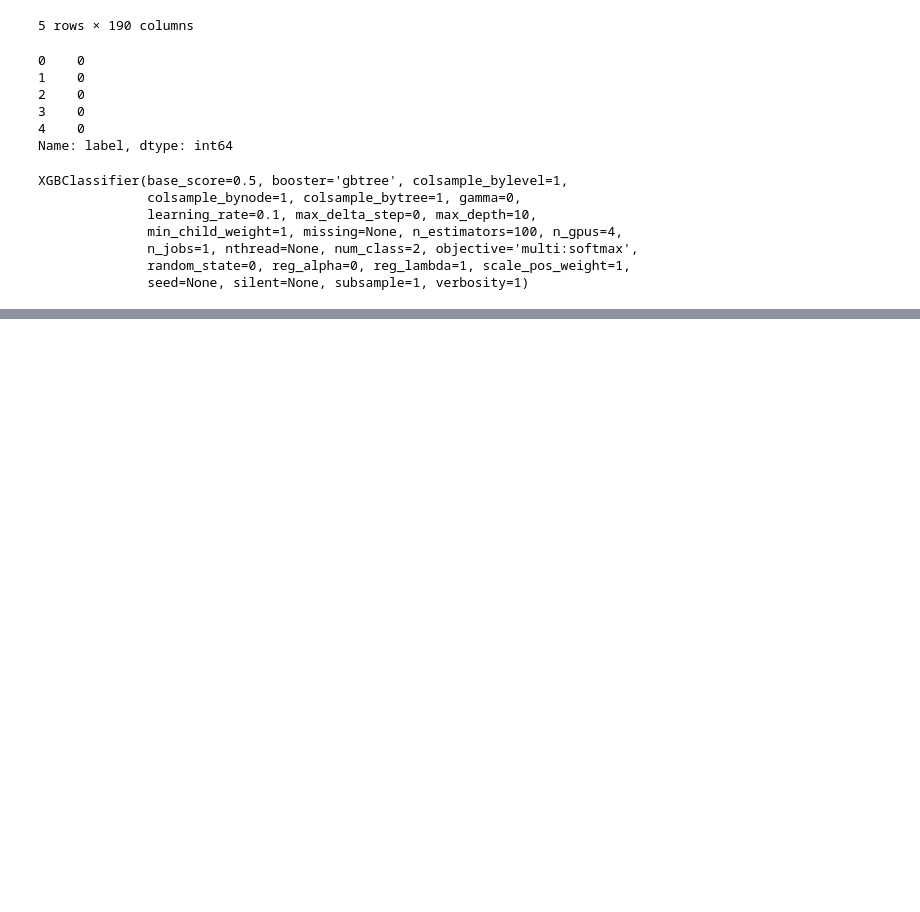
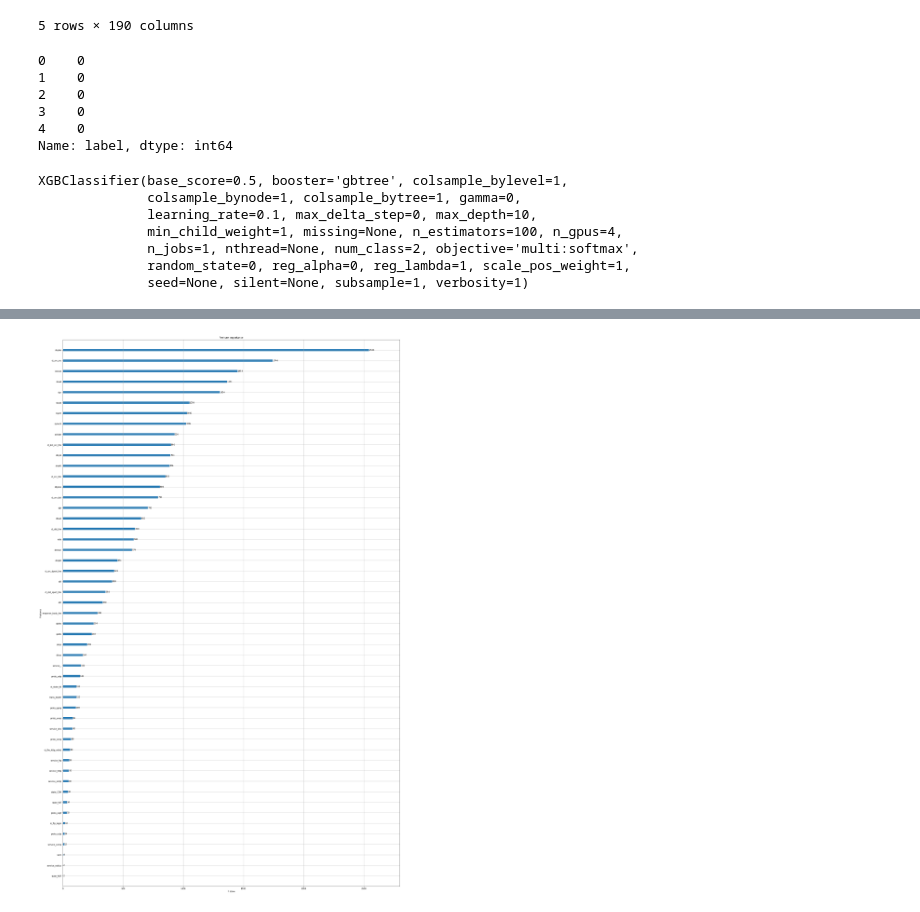
Before and after one commit to mostofa-ahsan/Network-Intrusion-Detection, a Jupyter notebook: UNSW-NB-15/UNSW_NB-15_EDA.ipynb, the cells around one changed output, grey strips where cells are left out. Saved outputs shown, nothing was run; the diff lists cells and outputs as text; code cells hidden in the pictures; blank space fills up the shorter version.

```diff
--- a/UNSW-NB-15/UNSW_NB-15_EDA.ipynb
+++ b/UNSW-NB-15/UNSW_NB-15_EDA.ipynb
@@ -439,0 +459,7 @@ roc_auc_score(y_test, pred)
+# %%
+## PLOT IMPORTANCE OF FEATURES with type weight
+# ”weight” is the number of times a feature appears in a tree
+xgb.plot_importance(xg_clf, importance_type='weight')
+plt.show()
+# %% [output]
+[figure, added]
```
Also changed, not shown: parts of 7 cells of this notebook.
